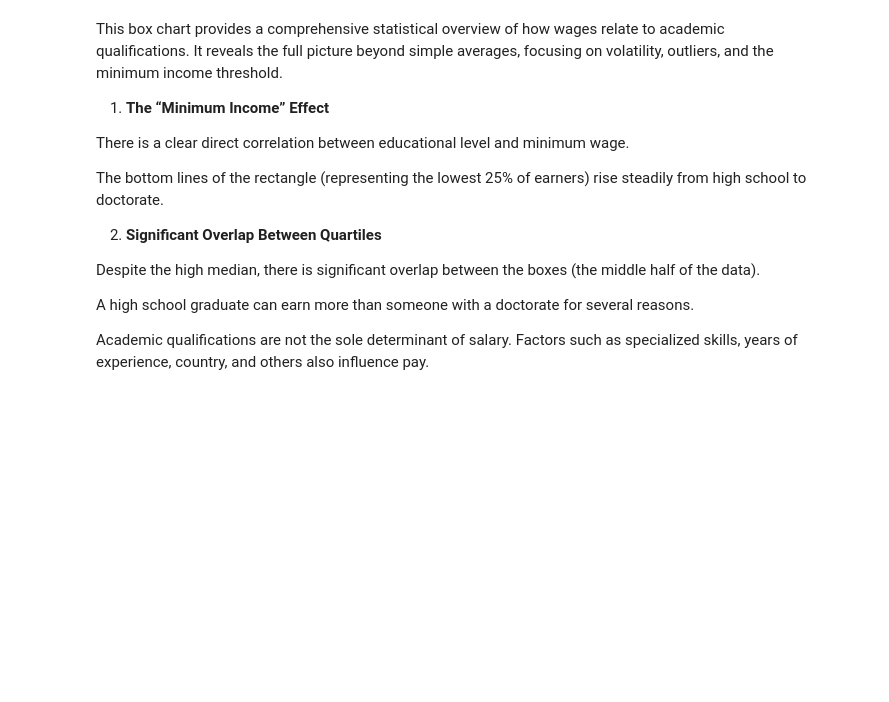
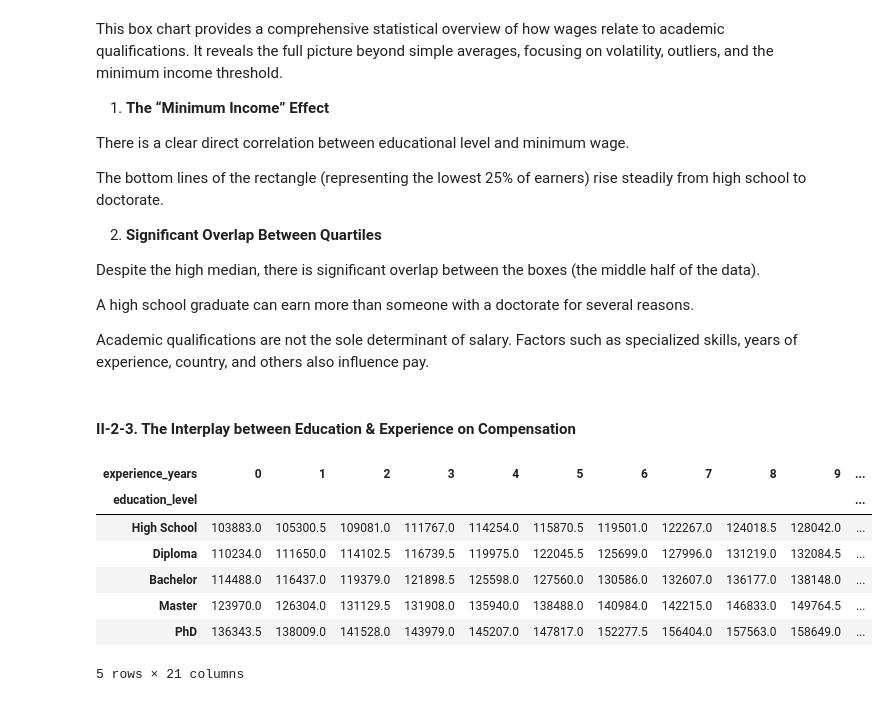
Before and after one commit to younesbensaid/Data-Analytics-projects, a Jupyter notebook: Large-Scale Dataset Analysis: 250K Job Records/NoteBook/Large-Scale Dataset Analysis: 250K Job Records.ipynb, the cells around one changed output. Saved outputs shown, nothing was run; the diff lists cells and outputs as text; code cells hidden in the pictures; blank space fills up the shorter version.

```diff
--- a/Large-Scale Dataset Analysis: 250K Job Records/NoteBook/Large-Scale Dataset Analysis: 250K Job Records.ipynb
+++ b/Large-Scale Dataset Analysis: 250K Job Records/NoteBook/Large-Scale Dataset Analysis: 250K Job Records.ipynb
@@ -588,3 +588,5 @@ Despite the high median, there is significant overlap between the boxes (the mid
 A high school graduate can earn more than someone with a doctorate for several reasons.
 
 Academic qualifications are not the sole determinant of salary. Factors such as specialized skills, years of experience, country, and others also influence pay.
+# %% [markdown]
+#### II-2-3. The Interplay between Education & Experience on Compensation
@@ -590,0 +600,11 @@ Academic qualifications are not the sole determinant of salary. Factors such as
+# %%
+pivot_df
+# %% [output]
+| experience_years | 0 | 1 | 2 | 3 | 4 | 5 | 6 | 7 | 8 | 9 | ... |
+| education_level |  |  |  |  |  |  |  |  |  |  | ... |
+| High School | 103883.0 | 105300.5 | 109081.0 | 111767.0 | 114254.0 | 115870.5 | 119501.0 | 122267.0 | 124018.5 | 128042.0 | ... |
+| Diploma | 110234.0 | 111650.0 | 114102.5 | 116739.5 | 119975.0 | 122045.5 | 125699.0 | 127996.0 | 131219.0 | 132084.5 | ... |
+| Bachelor | 114488.0 | 116437.0 | 119379.0 | 121898.5 | 125598.0 | 127560.0 | 130586.0 | 132607.0 | 136177.0 | 138148.0 | ... |
+| Master | 123970.0 | 126304.0 | 131129.5 | 131908.0 | 135940.0 | 138488.0 | 140984.0 | 142215.0 | 146833.0 | 149764.5 | ... |
+| PhD | 136343.5 | 138009.0 | 141528.0 | 143979.0 | 145207.0 | 147817.0 | 152277.5 | 156404.0 | 157563.0 | 158649.0 | ... |
+5 rows × 21 columns
```
Also changed, not shown: parts of 3 cells of this notebook.
